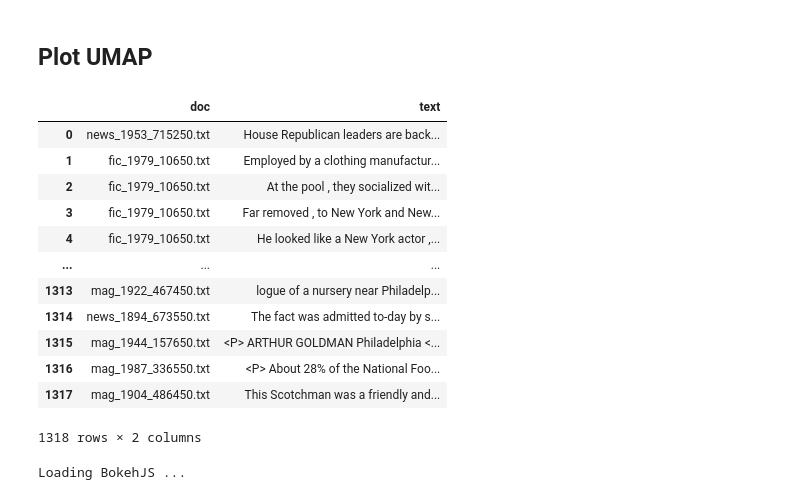
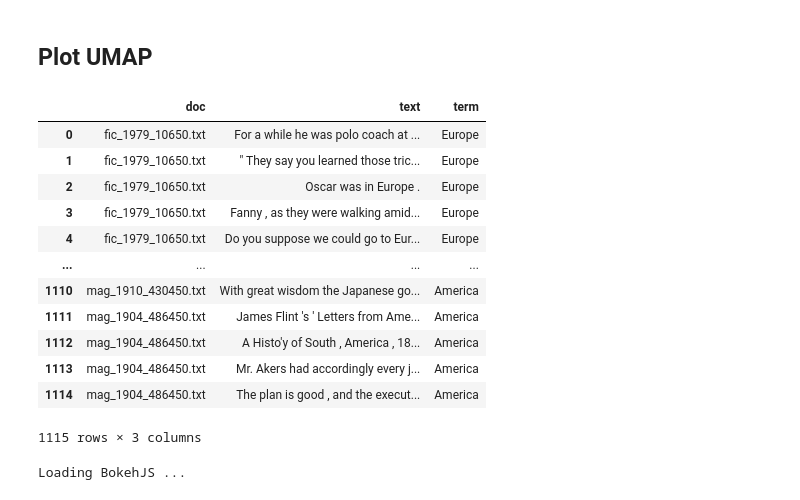
Before and after one commit to Semantics-of-Sustainability/ContextualLM, a Jupyter notebook: SemanticShift.ipynb, the cells around one changed output. Drawn from its saved outputs; the diff is of its cells as text; code cells hidden in the pictures.

Commit message:
Fix sentence/embedding alignment for interactive annotations.

```diff
--- a/SemanticShift.ipynb
+++ b/SemanticShift.ipynb
@@ -528,4 +382,37 @@ Text(0.5, 1.0, 'PCA Embeddings projections')
 # %% [markdown]
 ## Plot UMAP
+# %%
+terms = np.array(len(embeddings1) * [TERM1] + len(embeddings2) * [TERM2], dtype=str)
+# %%
+
+hover_data = pd.DataFrame()
+hover_data['doc'] = [
+    sentence.coha_doc._path.name
+    for sentence in term1_sentences + term2_sentences
+]
+hover_data['text'] = [
+    sentence.text
+    for sentence in term1_sentences + term2_sentences
+]
+hover_data['term'] = terms
+
+# TOOD: add match index for each sentence
+
+assert len(hover_data) == len(all_embeddings), f"Number of embeddings ({len(all_embeddings)}) must equal number of sentence data points ({len(hover_data)})."
+hover_data
+# %% [output]
+|  | doc | text | term |
+| 0 | fic_1979_10650.txt | For a while he was polo coach at ... | Europe |
+| 1 | fic_1979_10650.txt | " They say you learned those tric... | Europe |
+| 2 | fic_1979_10650.txt | Oscar was in Europe . | Europe |
+| 3 | fic_1979_10650.txt | Fanny , as they were walking amid... | Europe |
+| 4 | fic_1979_10650.txt | Do you suppose we could go to Eur... | Europe |
+| ... | ... | ... | ... |
+| 1110 | mag_1910_430450.txt | With great wisdom the Japanese go... | America |
+| 1111 | mag_1904_486450.txt | James Flint 's ' Letters from Ame... | America |
+| 1112 | mag_1904_486450.txt | A Histo'y of South , America , 18... | America |
+| 1113 | mag_1904_486450.txt | Mr. Akers had accordingly every j... | America |
+| 1114 | mag_1904_486450.txt | The plan is good , and the execut... | America |
+1115 rows × 3 columns
 # %%
 import umap
@@ -533,31 +419,4 @@ import umap
 mapper = umap.UMAP().fit(all_embeddings)
-# %%
-
-hover_data = pd.DataFrame()
-hover_data['doc'] = [
-    sentence.coha_doc._path.name
-    for sentence in term1_sentences + term2_sentences
-]
-hover_data['text'] = [
-    sentence.text
-    for sentence in term1_sentences + term2_sentences
-]
-
-hover_data
-# %% [output]
-|  | doc | text |
-| 0 | news_1953_715250.txt | House Republican leaders are back... |
-| 1 | fic_1979_10650.txt | Employed by a clothing manufactur... |
-| 2 | fic_1979_10650.txt | At the pool , they socialized wit... |
-| 3 | fic_1979_10650.txt | Far removed , to New York and New... |
-| 4 | fic_1979_10650.txt | He looked like a New York actor ,... |
-| ... | ... | ... |
-| 1313 | mag_1922_467450.txt | logue of a nursery near Philadelp... |
-| 1314 | news_1894_673550.txt | The fact was admitted to-day by s... |
-| 1315 | mag_1944_157650.txt | <P> ARTHUR GOLDMAN Philadelphia <... |
-| 1316 | mag_1987_336550.txt | <P> About 28% of the National Foo... |
-| 1317 | mag_1904_486450.txt | This Scotchman was a friendly and... |
-1318 rows × 2 columns
 # %%
 import umap.plot
 
```
Also changed, not shown: parts of 21 cells of this notebook.
